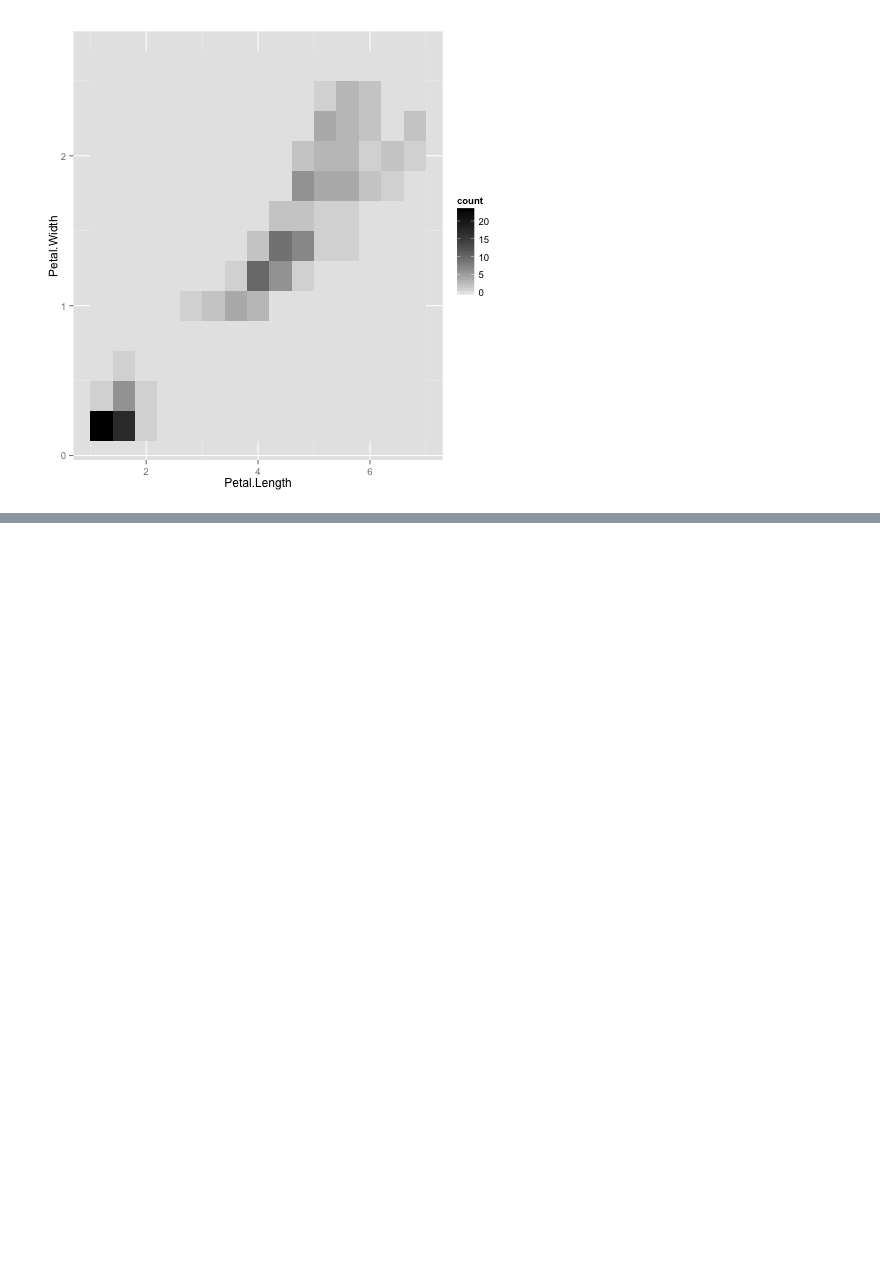
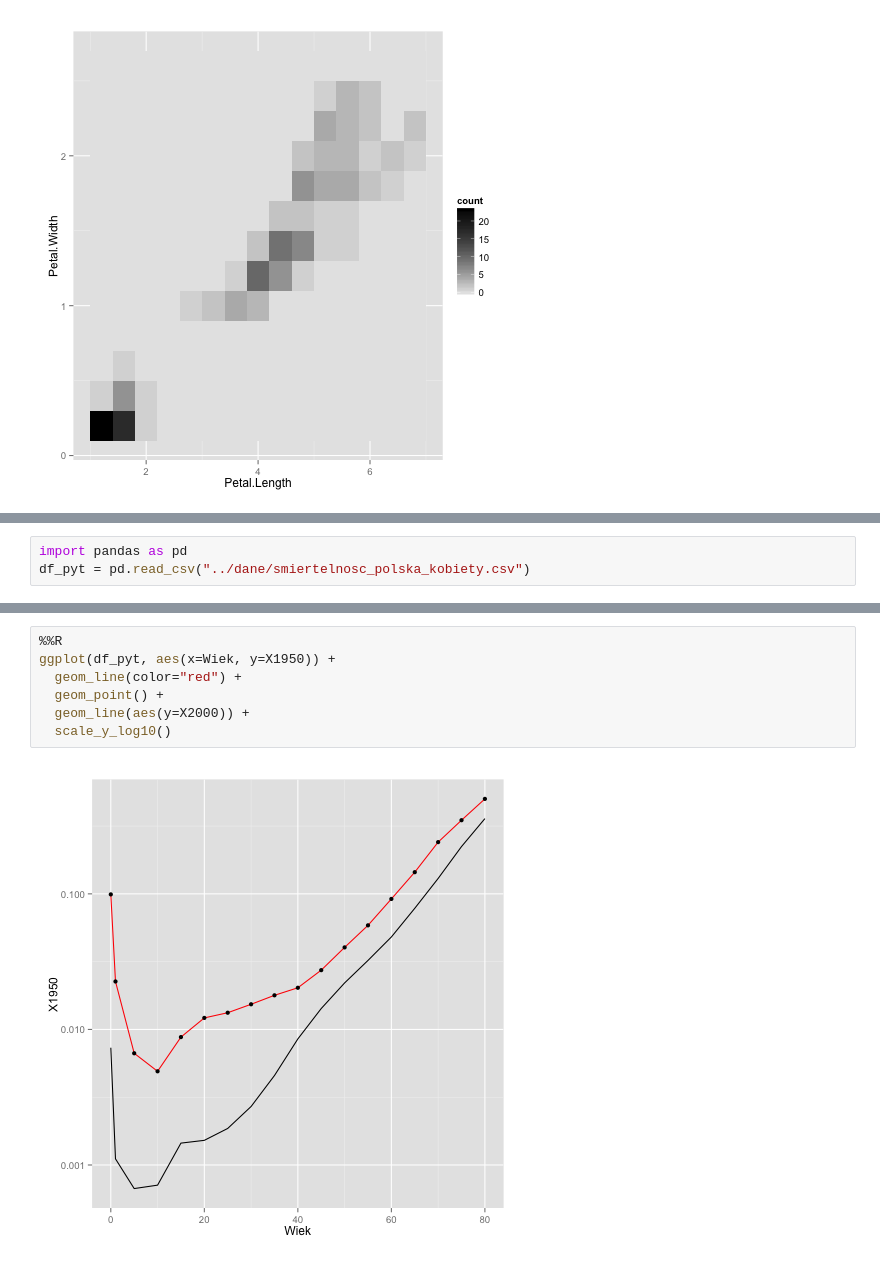
Before and after one commit to DELabUW/szkola-letnia-2015, a Jupyter notebook: zajecia/deser_r_dplyr_ggplot.ipynb, the cells around one changed output, grey strips where cells are left out. Cells and saved outputs as stored; diff of their text form; blank space fills up the shorter version.

Commit message:
deser z r i ggplot rc

```diff
--- a/zajecia/deser_r_dplyr_ggplot.ipynb
+++ b/zajecia/deser_r_dplyr_ggplot.ipynb
@@ -78,0 +75,3 @@ ggplot(iris, aes(x=Petal.Length, y=Petal.Width)) +
+# %%
+import pandas as pd
+df_pyt = pd.read_csv("../dane/smiertelnosc_polska_kobiety.csv")
@@ -78,0 +116,9 @@ ggplot(iris, aes(x=Petal.Length, y=Petal.Width)) +
+# %%
+%%R
+ggplot(df_pyt, aes(x=Wiek, y=X1950)) +
+  geom_line(color="red") +
+  geom_point() +
+  geom_line(aes(y=X2000)) +
+  scale_y_log10()
+# %% [output]
+[figure, added]
```
Also changed, not shown: parts of 14 cells of this notebook.
